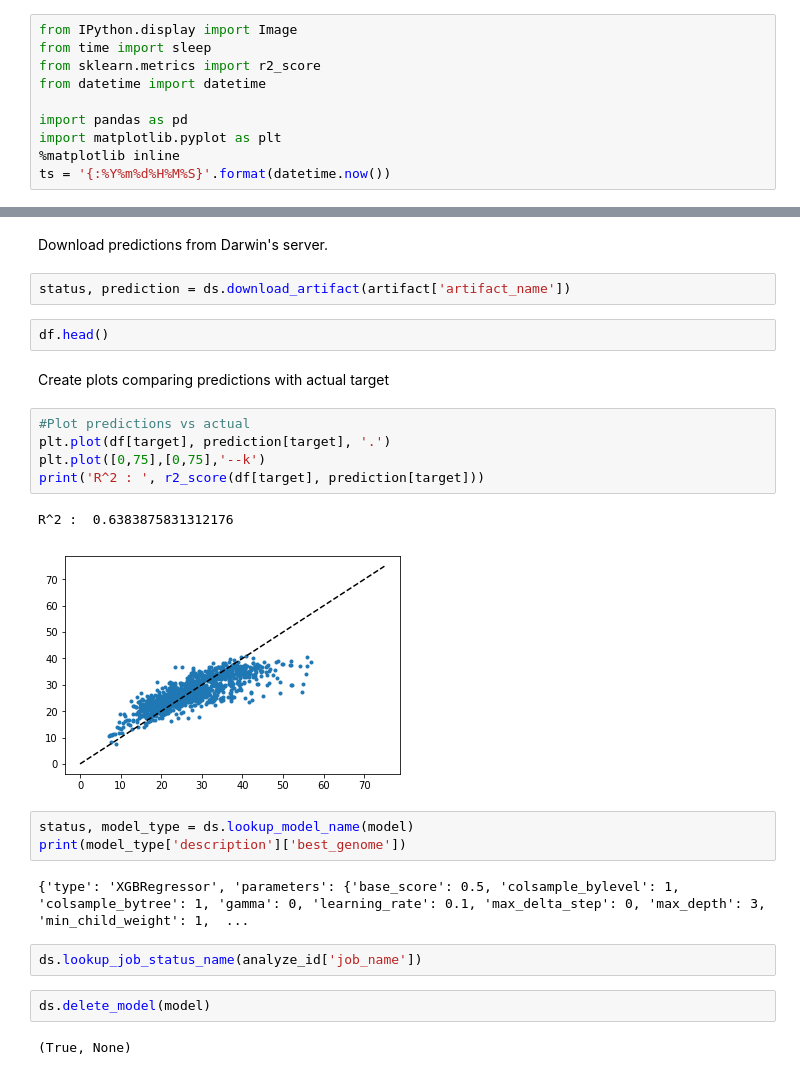
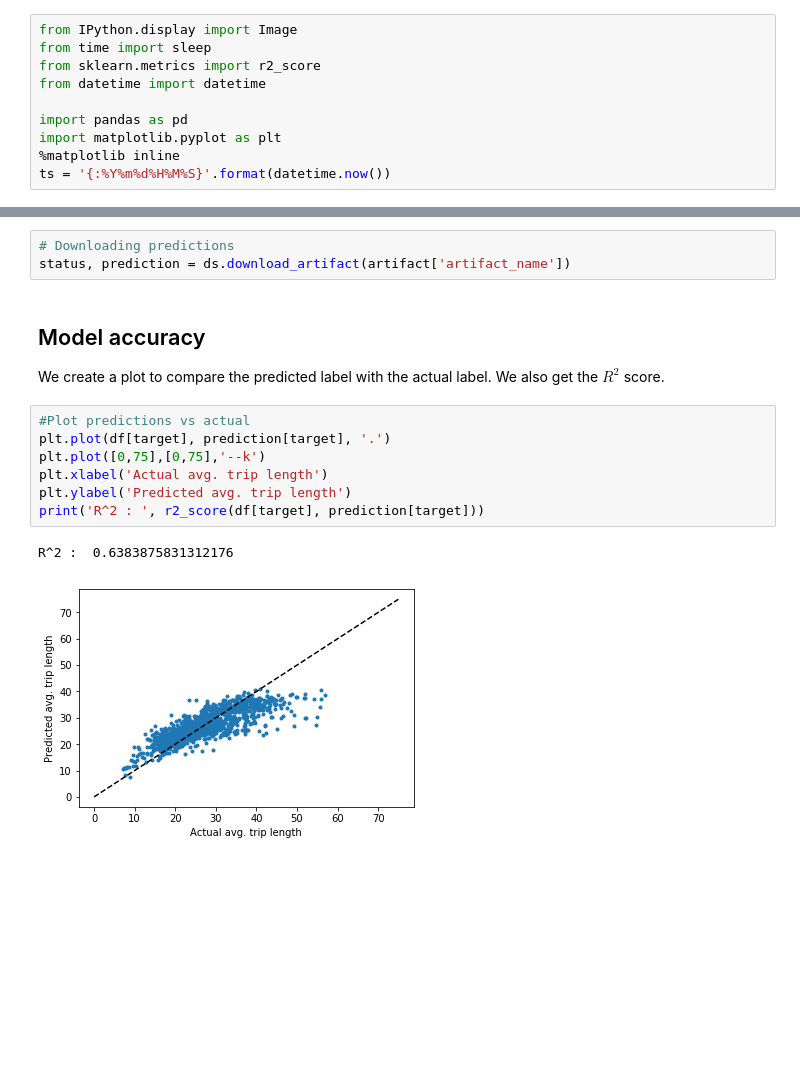
Before and after one commit to danny305/Austin-bike-project, a Jupyter notebook: Nathan predicting trip length.ipynb, the cells around one changed output, grey strips where cells are left out. Drawn from its saved outputs; the diff is of its cells as text; blank space fills up the shorter version.

Commit message:
Regression notebook for predicting trip length.

```diff
--- a/Nathan predicting trip length.ipynb
+++ b/Nathan predicting trip length.ipynb
@@ -148,28 +204,17 @@ ds.wait_for_job(artifact['job_name'])
 (True, 'Job completed')
-# %% [markdown]
-Download predictions from Darwin's server.
 # %%
+# Downloading predictions
 status, prediction = ds.download_artifact(artifact['artifact_name'])
-# %%
-df.head()
-# %% [markdown]
-Create plots comparing predictions with actual target
+# %% [markdown]
+## Model accuracy
+We create a plot to compare the predicted label  with the actual label. We also get the $R^2$ score.
 # %%
 #Plot predictions vs actual
 plt.plot(df[target], prediction[target], '.')
 plt.plot([0,75],[0,75],'--k')
+plt.xlabel('Actual avg. trip length')
+plt.ylabel('Predicted avg. trip length')
 print('R^2 : ', r2_score(df[target], prediction[target]))
 # %% [output]
 R^2 :  0.6383875831312176
-[figure, old version]
+[figure, new version]
-# %%
-status, model_type = ds.lookup_model_name(model)
-print(model_type['description']['best_genome'])
-# %% [output]
-{'type': 'XGBRegressor', 'parameters': {'base_score': 0.5, 'colsample_bylevel': 1, 'colsample_bytree': 1, 'gamma': 0, 'learning_rate': 0.1, 'max_delta_step': 0, 'max_depth': 3, 'min_child_weight': 1,  ...
-# %%
-ds.lookup_job_status_name(analyze_id['job_name'])
-# %%
-ds.delete_model(model)
-# %% [output]
-(True, None)
```
Also changed, not shown: parts of 30 cells of this notebook.
